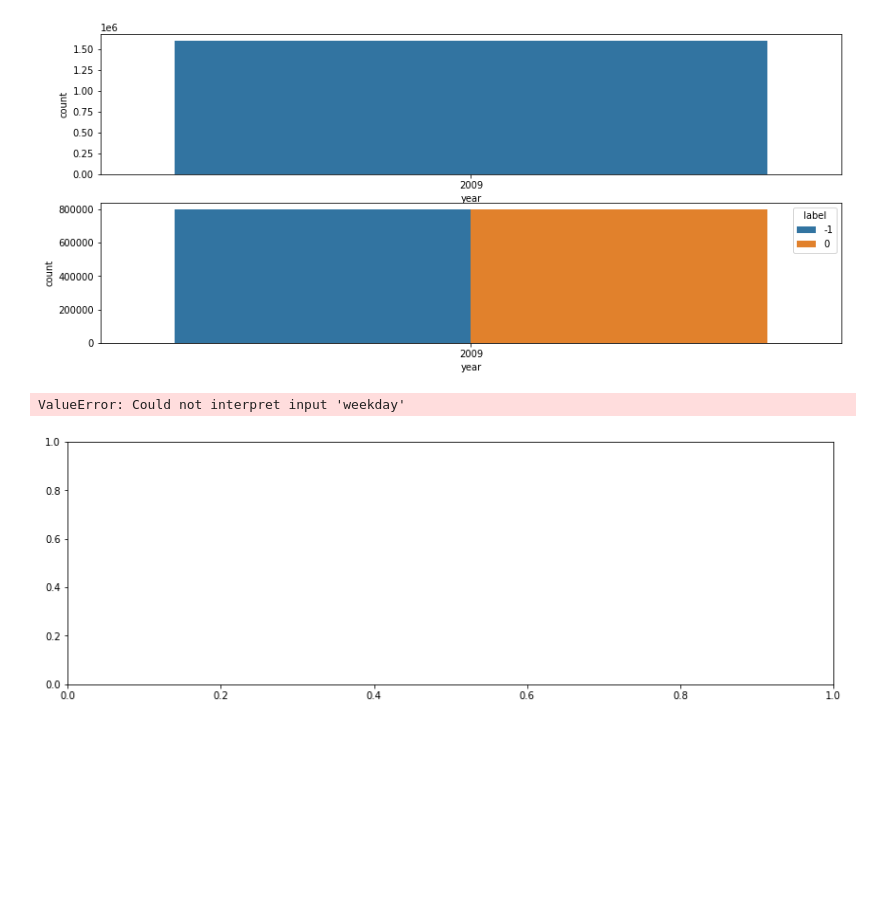
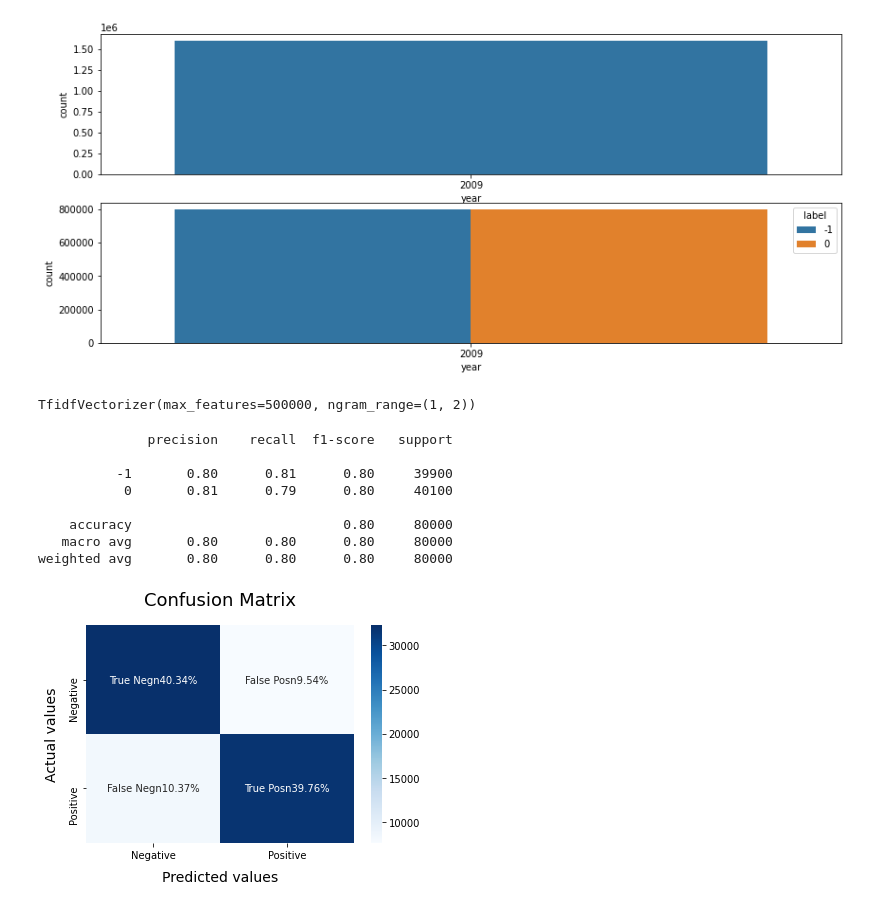
Before and after one commit to textSolver34761/ML-NLP, a Jupyter notebook: notebook2.ipynb, the cells around one changed output. Saved outputs shown, nothing was run; the diff lists cells and outputs as text; code cells hidden in the pictures; blank space fills up the shorter version.

```diff
--- a/notebook2.ipynb
+++ b/notebook2.ipynb
@@ -36,7 +40,7 @@ fichier['year'] = pd.DatetimeIndex(fichier['date']).year
 # %% [markdown]
 Les sentiments négatifs ont la valeurs -1.
 # %%
-fichier['label'] = fichier['label'].replace(4,-1)
+fichier['label'] = fichier['label'].replace(4,1)
 # %%
 fichier.head()
 # %% [output]
@@ -80,12 +84,53 @@ sns.countplot(x= "year",hue='label',data=fichier)
 # %% [output]
 <AxesSubplot:xlabel='year', ylabel='count'>
 [figure]
-# %%
-plt.figure(figsize=(14,10))
-plt.subplot(211)
-sns.countplot("weekday",data=fichier)
-plt.subplot(212)
-sns.countplot(x= "weekday",hue='label',data=fichier)
-# %% [output]
-ValueError: Could not interpret input 'weekday'
-[figure, removed]
+# %%
+# Separation de la données 95% data training data; 5% data testing data
+from sklearn.model_selection import train_test_split
+from sklearn.feature_extraction.text import TfidfVectorizer
+X=fichier.text
+y=fichier.label
+X_train, X_test, y_train, y_test = train_test_split(X,y,test_size = 0.05, random_state =26105111)
+vectoriser = TfidfVectorizer(ngram_range=(1,2), max_features=500000)
+vectoriser.fit(X_train)
+# %% [output]
+TfidfVectorizer(max_features=500000, ngram_range=(1, 2))
+# %%
+X_train = vectoriser.transform(X_train)
+X_test  = vectoriser.transform(X_test)
+# %%
+from sklearn.metrics import confusion_matrix, classification_report
+import numpy as np
+def model_Evaluate(model):
+    # Predict values for Test dataset
+    y_pred = model.predict(X_test)
+    # Print the evaluation metrics for the dataset.
+    print(classification_report(y_test, y_pred))
+    #Compute and plot the Confusion matrix
+    cf_matrix = confusion_matrix(y_test, y_pred)
+    categories = ['Negative','Positive']
+    group_names = ['True Neg','False Pos', 'False Neg','True Pos']
+    group_percentages = ['{0:.2%}'.format(value) for value in cf_matrix.flatten() / np.sum(cf_matrix)]
+    labels = [f'{v1}n{v2}' for v1, v2 in zip(group_names,group_percentages)]
+    labels = np.asarray(labels).reshape(2,2)
+    sns.heatmap(cf_matrix, annot = labels, cmap = 'Blues',fmt = '',
+    xticklabels = categories, yticklabels = categories)
+    plt.xlabel("Predicted values", fontdict = {'size':14}, labelpad = 10)
+    plt.ylabel("Actual values" , fontdict = {'size':14}, labelpad = 10)
+    plt.title ("Confusion Matrix", fontdict = {'size':18}, pad = 20)
+# %%
+from sklearn.naive_bayes import BernoulliNB
+BNBmodel = BernoulliNB()
+BNBmodel.fit(X_train, y_train)
+model_Evaluate(BNBmodel)
+y_pred1 = BNBmodel.predict(X_test)
+# %% [output]
+              precision    recall  f1-score   support
+
+          -1       0.80      0.81      0.80     39900
+           0       0.81      0.79      0.80     40100
+
+    accuracy                           0.80     80000
+   macro avg       0.80      0.80      0.80     80000
+weighted avg       0.80      0.80      0.80     80000
+[figure, added]
```
Also changed, not shown: parts of 4 cells of this notebook.
